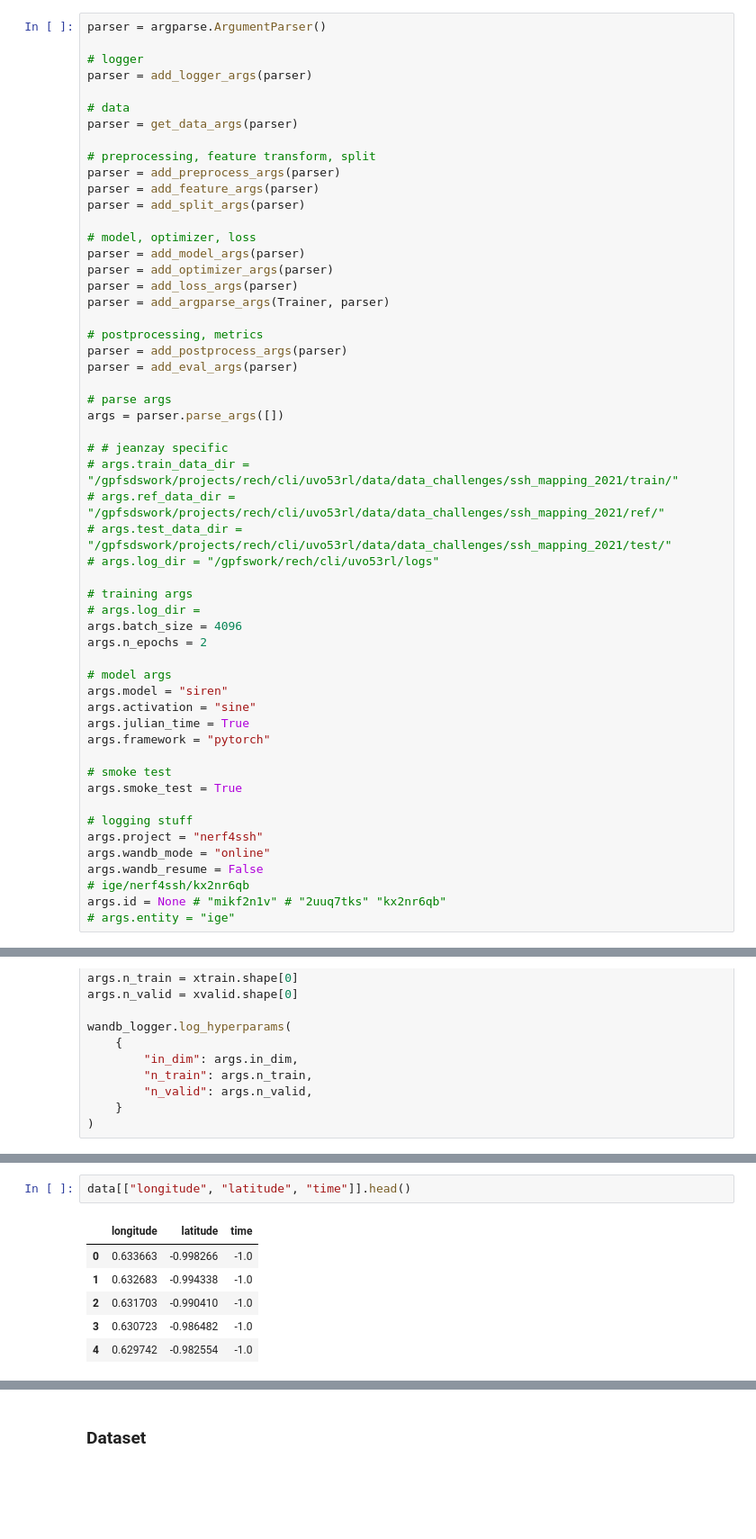
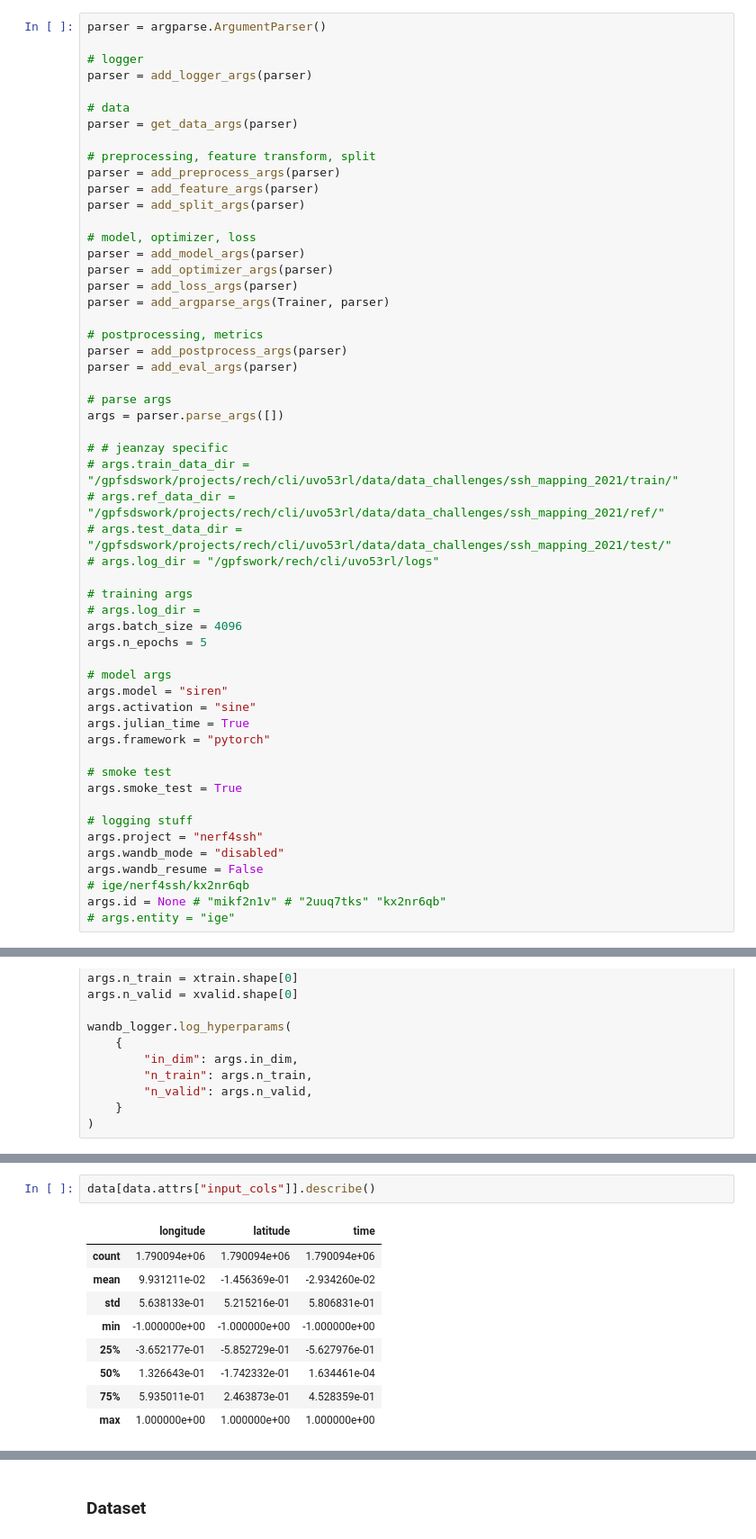
Before and after one commit to jejjohnson/ml4ssh, a Jupyter notebook: experiments/dc_2021b/notebooks/demo_siren_torch.ipynb, the cells around one changed output, grey strips where cells are left out. Shown at 90% size. Cells and saved outputs as stored; diff of their text form; blank space fills up the shorter version.

```diff
--- a/experiments/dc_2021b/notebooks/demo_siren_torch.ipynb
+++ b/experiments/dc_2021b/notebooks/demo_siren_torch.ipynb
@@ -99,7 +97,7 @@ args = parser.parse_args([])
 # training args
 # args.log_dir =
 args.batch_size = 4096
-args.n_epochs = 2
+args.n_epochs = 5
 
 # model args
 args.model = "siren"
@@ -112,7 +110,7 @@ args.smoke_test = True
 
 # logging stuff
 args.project = "nerf4ssh"
-args.wandb_mode = "online"
+args.wandb_mode = "disabled"
 args.wandb_resume = False
 # ige/nerf4ssh/kx2nr6qb
 args.id = None # "mikf2n1v" # "2uuq7tks" "kx2nr6qb"
@@ -171,9 +172,12 @@ wandb_logger.log_hyperparams(
 # %%
-data[["longitude", "latitude", "time"]].head()
+data[data.attrs["input_cols"]].describe()
 # %% [output]
 |  | longitude | latitude | time |
-| 0 | 0.633663 | -0.998266 | -1.0 |
-| 1 | 0.632683 | -0.994338 | -1.0 |
-| 2 | 0.631703 | -0.990410 | -1.0 |
-| 3 | 0.630723 | -0.986482 | -1.0 |
-| 4 | 0.629742 | -0.982554 | -1.0 |
+| count | 1.790094e+06 | 1.790094e+06 | 1.790094e+06 |
+| mean | 9.931211e-02 | -1.456369e-01 | -2.934260e-02 |
+| std | 5.638133e-01 | 5.215216e-01 | 5.806831e-01 |
+| min | -1.000000e+00 | -1.000000e+00 | -1.000000e+00 |
+| 25% | -3.652177e-01 | -5.852729e-01 | -5.627976e-01 |
+| 50% | 1.326643e-01 | -1.742332e-01 | 1.634461e-04 |
+| 75% | 5.935011e-01 | 2.463873e-01 | 4.528359e-01 |
+| max | 1.000000e+00 | 1.000000e+00 | 1.000000e+00 |
```
Also changed, not shown: parts of 28 cells of this notebook, 1 other file.
